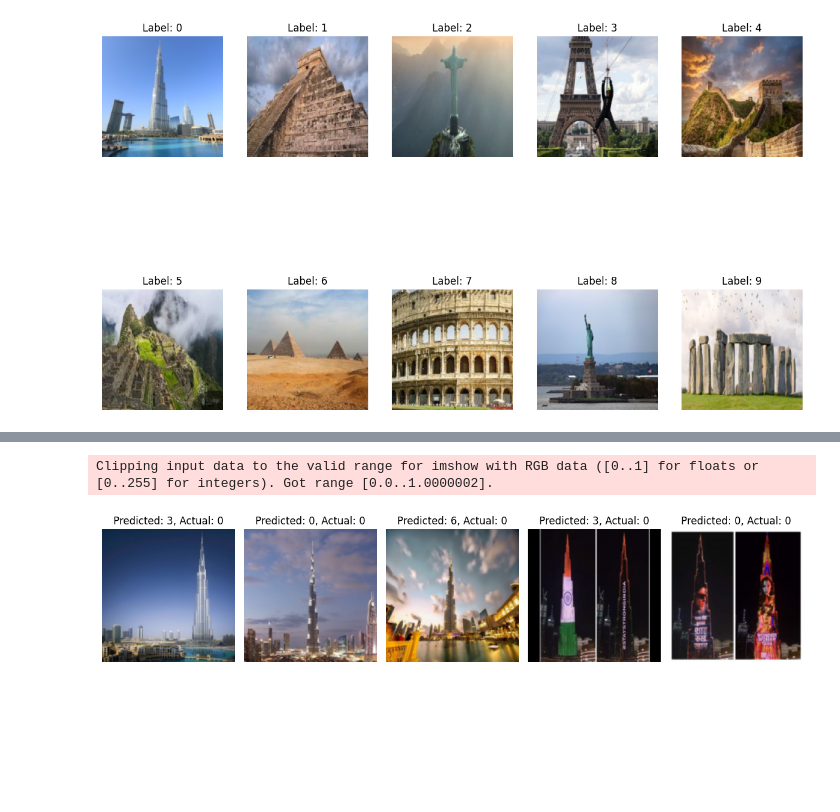
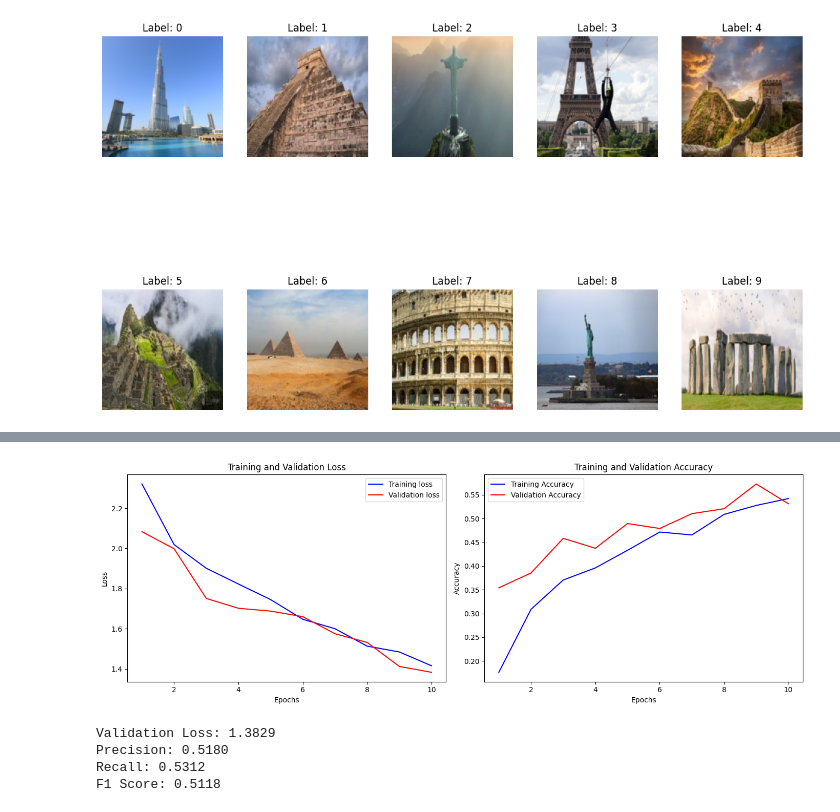
Before and after one commit to MilicaRangelov/PrikupljanjeIPredobradaPodatakaZaMasinskoUcenje, a Jupyter notebook: data_augmentation.ipynb, the cells around one changed output, grey strips where cells are left out. Drawn from its saved outputs; the diff is of its cells as text; code cells hidden in the pictures; blank space fills up the shorter version.

```diff
--- a/data_augmentation.ipynb
+++ b/data_augmentation.ipynb
@@ -258,3 +469,14 @@ optimizer = torch.optim.Adam(model.parameters(), lr=0.001)
+# %%
+num_classes = len(list(idx_to_classes.keys()))
+model = SimpleCNN(num_classes)
+criterion = nn.CrossEntropyLoss()
+optimizer = torch.optim.Adam(model.parameters(), lr=0.0001)
+# %%
+train_dataset_1 = WoWDataset(train_data, len(list(idx_to_classes.keys())),tansfomation)
+# %%
+train_dl_1 = DataLoader(train_dataset_1, BATCH_SIZE, pin_memory=True, shuffle=True)
 # %%
-train_model(model, train_dl, val_dl, criterion, optimizer, EPOCHS, DEVICE)
+train_losses, val_losses, train_accuracies, val_accuracies = train_model(
+    model, train_dl_1, val_dl, criterion, optimizer, EPOCHS, DEVICE, checkpoint_dir='checkpoints'
+)
 # %% [output]
@@ -271,37 +492,0 @@ Epoch 10/10, Train Loss: 0.1227, Train Accuracy: 0.9633, Val Loss: 3.2288, Val A
-# %%
-model.eval()
-
-# Lists to store results
-images = []
-predicted_labels = []
-true_labels = []
-
-# Run inference on the test set
-with torch.no_grad():
-    for inputs, labels in val_dl:
-        inputs = inputs.to(DEVICE)
-        labels = labels.item()  # Since batch size is 1, we use .item() to get the scalar value
-        true_labels.append(labels)
-
-        outputs = model(inputs)
-        _, predicted = torch.max(outputs, 1)
-        predicted_label = predicted.item()
-        predicted_labels.append(predicted_label)
-
-        # Optionally, you can save or display the images
-        images.append(inputs.cpu().squeeze().numpy())  # Assuming you want to store images as numpy arrays
-
-num_images_to_show = 5  # Number of images to display
-
-plt.figure(figsize=(12, 8))
-for i in range(num_images_to_show):
-    plt.subplot(1, num_images_to_show, i+1)
-    plt.imshow(images[i].transpose(1, 2, 0))  # Transpose to (H, W, C) for displaying with matplotlib
-    plt.title(f'Predicted: {predicted_labels[i]}, Actual: {true_labels[i]}')
-    plt.axis('off')
-
-plt.tight_layout()
-plt.show()
-# %% [output]
-Clipping input data to the valid range for imshow with RGB data ([0..1] for floats or [0..255] for integers). Got range [0.0..1.0000002].
-[figure, removed]
@@ -329,0 +493,15 @@ class AddNoise(object):
+# %%
+plot_metrics(train_losses, val_losses, train_accuracies, val_accuracies)
+# %% [output]
+[figure, added]
+# %%
+val_loss, precision, recall, f1 = evaluate_model(model, val_dl, criterion, DEVICE)
+print(f'Validation Loss: {val_loss:.4f}')
+print(f'Precision: {precision:.4f}')
+print(f'Recall: {recall:.4f}')
+print(f'F1 Score: {f1:.4f}')
+# %% [output]
+Validation Loss: 1.3829
+Precision: 0.5180
+Recall: 0.5312
+F1 Score: 0.5118
```
Also changed, not shown: parts of 26 cells of this notebook.
